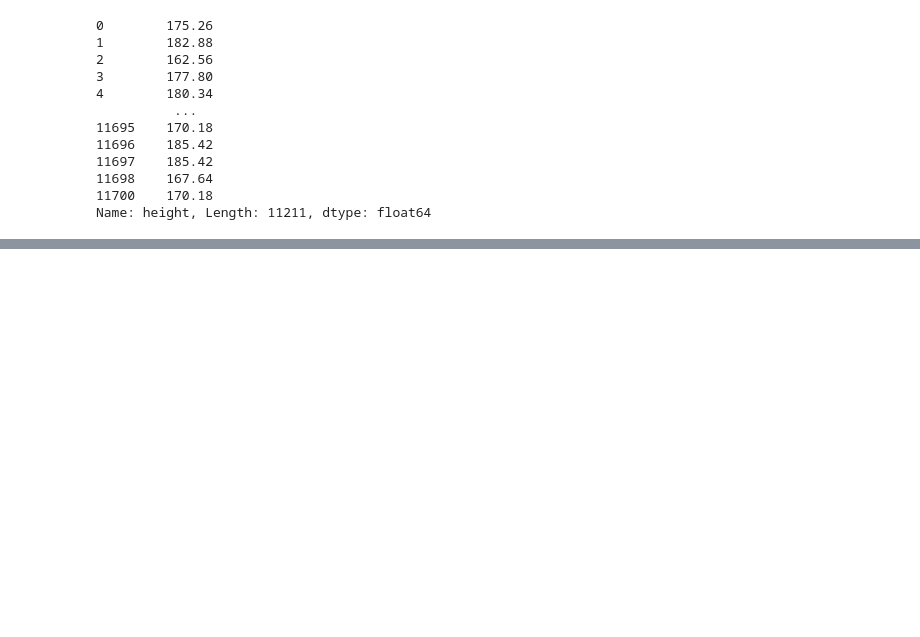
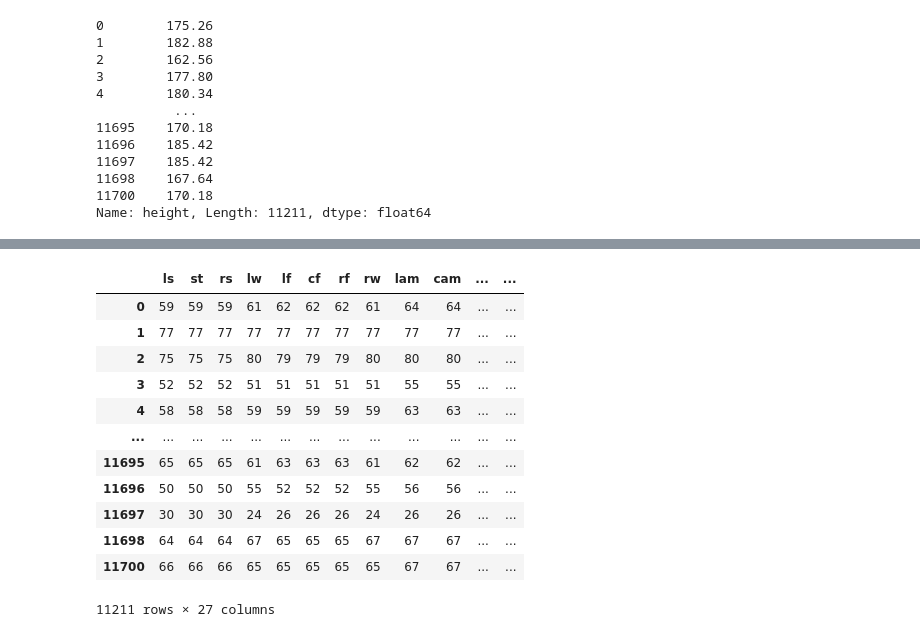
Before and after one commit to Alfon22A/FIFA-Challenge_G1, a Jupyter notebook: Solution.ipynb, the cells around one changed output, grey strips where cells are left out. Drawn from its saved outputs; the diff is of its cells as text; code cells hidden in the pictures; blank space fills up the shorter version.

```diff
--- a/Solution.ipynb
+++ b/Solution.ipynb
@@ -165,6 +165,7 @@ def show_me_the_money(df):
 df1["value"] = show_me_the_money(df1["value"])
 df1["wage"] = show_me_the_money(df1["wage"])
 df1["release_clause"] = show_me_the_money(df1["release_clause"])
+df1["hits"] = show_me_the_money(df1["hits"])
 # %%
 def inches_to_cm(x):
 
@@ -197,3 +198,6 @@ df1["height"]
 11698    167.64
 11700    170.18
 Name: height, Length: 11211, dtype: float64
+# %%
+df1["joined"] = pd.to_datetime(df1["joined"], errors="coerce")
+df1["joined"]
@@ -199,0 +217,3 @@ Name: height, Length: 11211, dtype: float64
+# %%
+df1["weight"] = df1["weight"].map(lambda x: x.rstrip('lbs'))
+df1["weight"] = pd.to_numeric(df1["weight"], errors='coerce')
@@ -199,0 +254,43 @@ Name: height, Length: 11211, dtype: float64
+# %%
+positions_stats = df1[['ls', 'st', 'rs',
+       'lw', 'lf', 'cf', 'rf', 'rw', 'lam', 'cam', 'ram', 'lm', 'lcm', 'cm',
+       'rcm', 'rm', 'lwb', 'ldm', 'cdm', 'rdm', 'rwb', 'lb', 'lcb', 'cb',
+       'rcb', 'rb', 'gk']].copy()
+
+def test_func(df):
+
+    cols = df.columns
+
+    for col in cols:
+        new_col = []
+        for value in df[col]:
+
+            if "+" in value:
+                split = value.split("+")
+                split[0] = int(split[0])
+                split[1] = int(split[1])
+                value = split[0]+split[1]
+            else: value = int(value)
+
+            new_col.append(value)
+        df[col] = new_col
+
+    return df
+
+
+positions_stats = test_func(positions_stats)
+positions_stats
+# %% [output]
+|  | ls | st | rs | lw | lf | cf | rf | rw | lam | cam | ... | ... |
+| 0 | 59 | 59 | 59 | 61 | 62 | 62 | 62 | 61 | 64 | 64 | ... | ... |
+| 1 | 77 | 77 | 77 | 77 | 77 | 77 | 77 | 77 | 77 | 77 | ... | ... |
+| 2 | 75 | 75 | 75 | 80 | 79 | 79 | 79 | 80 | 80 | 80 | ... | ... |
+| 3 | 52 | 52 | 52 | 51 | 51 | 51 | 51 | 51 | 55 | 55 | ... | ... |
+| 4 | 58 | 58 | 58 | 59 | 59 | 59 | 59 | 59 | 63 | 63 | ... | ... |
+| ... | ... | ... | ... | ... | ... | ... | ... | ... | ... | ... | ... | ... |
+| 11695 | 65 | 65 | 65 | 61 | 63 | 63 | 63 | 61 | 62 | 62 | ... | ... |
+| 11696 | 50 | 50 | 50 | 55 | 52 | 52 | 52 | 55 | 56 | 56 | ... | ... |
+| 11697 | 30 | 30 | 30 | 24 | 26 | 26 | 26 | 24 | 26 | 26 | ... | ... |
+| 11698 | 64 | 64 | 64 | 67 | 65 | 65 | 65 | 67 | 67 | 67 | ... | ... |
+| 11700 | 66 | 66 | 66 | 65 | 65 | 65 | 65 | 65 | 67 | 67 | ... | ... |
+11211 rows × 27 columns
```
Also changed, not shown: parts of 4 cells of this notebook.
